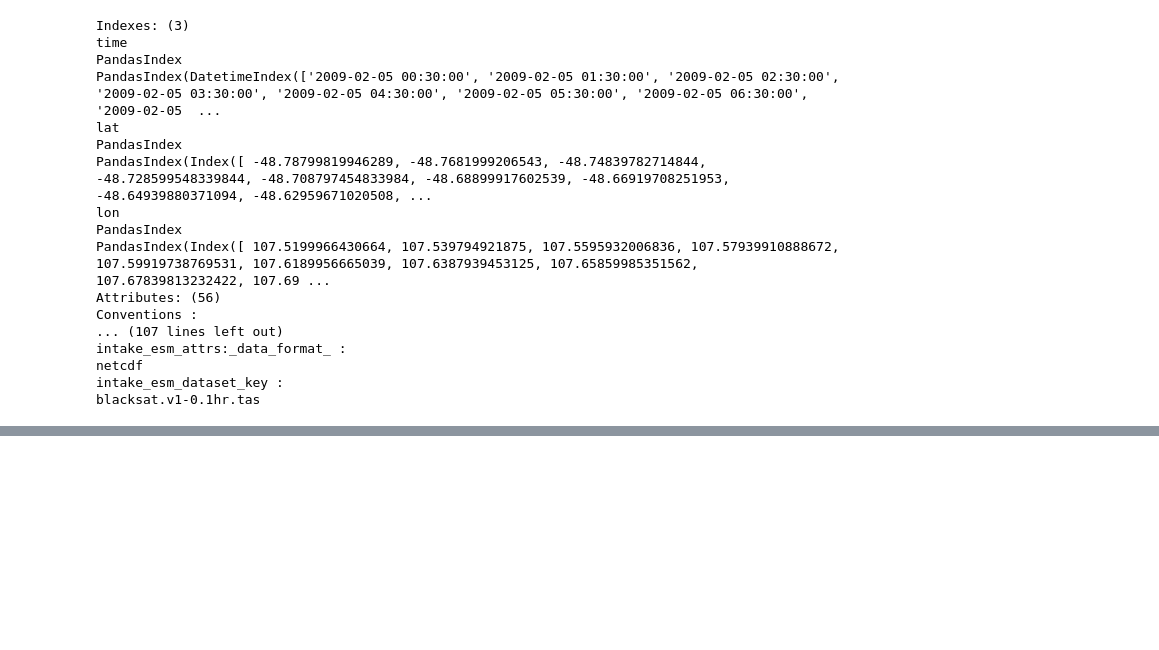
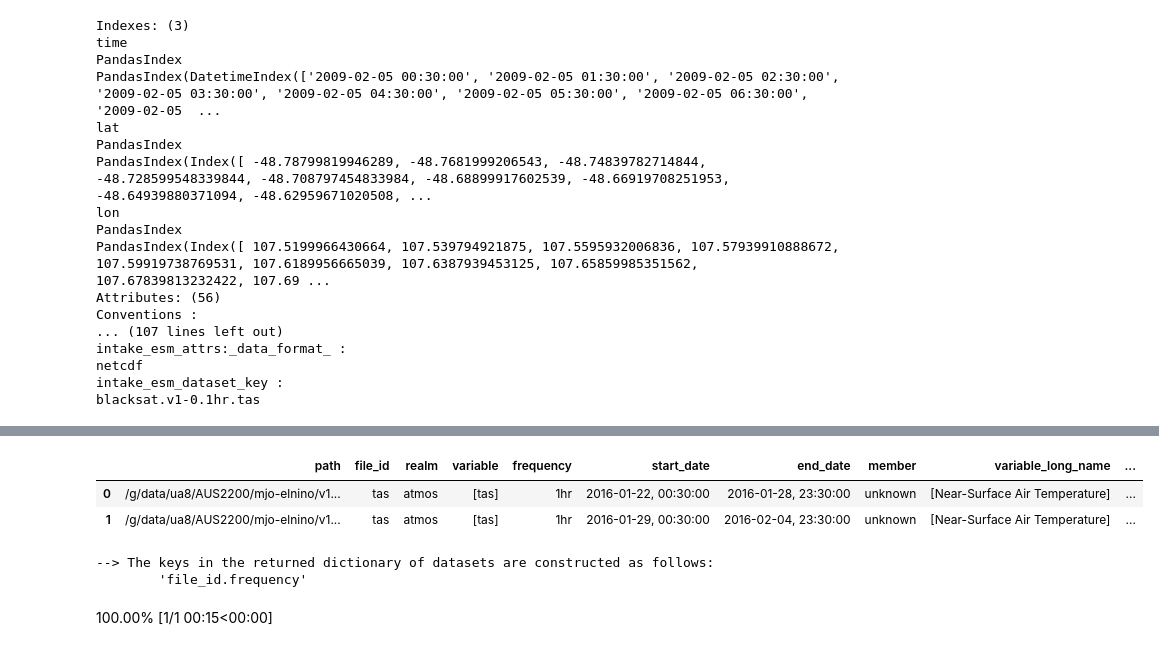
Before and after one commit to coecms/aus2200-intake, a Jupyter notebook: AUS2200_intake_demo.ipynb, the cells around one changed output, grey strips where cells are left out. Saved outputs shown, nothing was run; the diff lists cells and outputs as text; code cells hidden in the pictures; blank space fills up the shorter version.

```diff
--- a/AUS2200_intake_demo.ipynb
+++ b/AUS2200_intake_demo.ipynb
@@ -225,0 +284,14 @@ blacksat.v1-0.1hr.tas
+# %%
+subset = aus2200.search(variable='tas', frequency='1hr', start_date=r'2016-01-2.*')
+# %%
+subset.df
+# %% [output]
+|  | path | file_id | realm | variable | frequency | start_date | end_date | member | variable_long_name | ... |
+| 0 | /g/data/ua8/AUS2200/mjo-elnino/v1... | tas | atmos | [tas] | 1hr | 2016-01-22, 00:30:00 | 2016-01-28, 23:30:00 | unknown | [Near-Surface Air Temperature] | ... |
+| 1 | /g/data/ua8/AUS2200/mjo-elnino/v1... | tas | atmos | [tas] | 1hr | 2016-01-29, 00:30:00 | 2016-02-04, 23:30:00 | unknown | [Near-Surface Air Temperature] | ... |
+# %%
+dsets = subset.to_dataset_dict()
+# %% [output]
+--> The keys in the returned dictionary of datasets are constructed as follows:
+        'file_id.frequency'
+100.00% [1/1 00:15<00:00]
```
Also changed, not shown: parts of 8 cells of this notebook, 3 other files.
